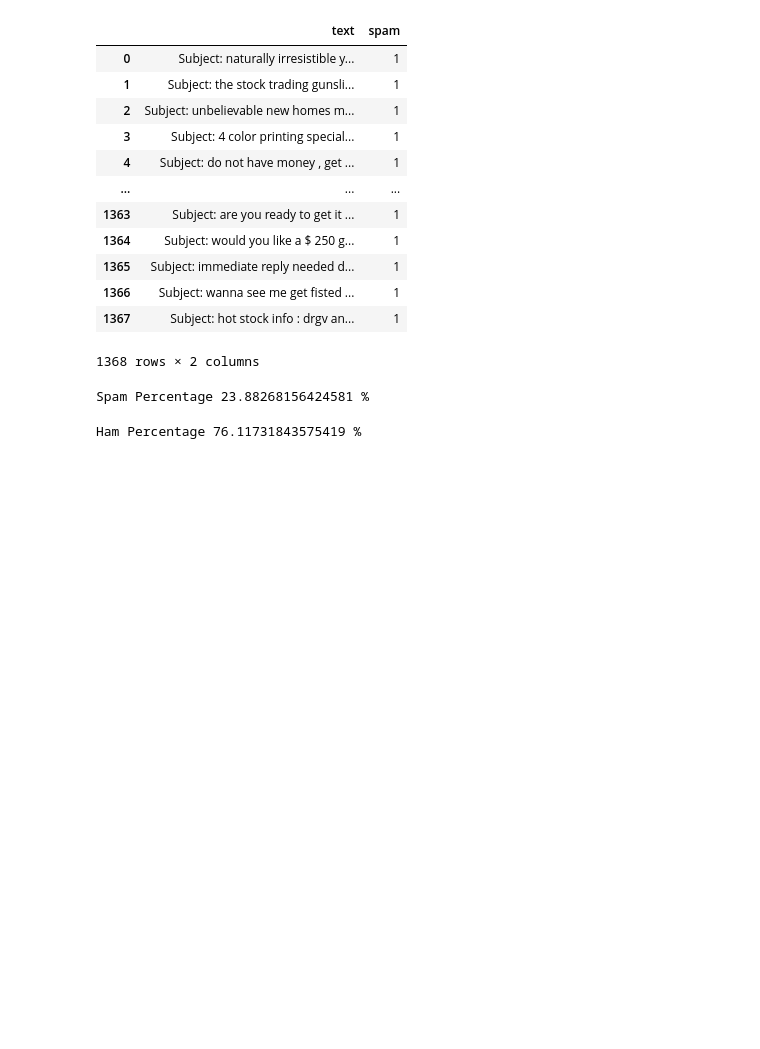
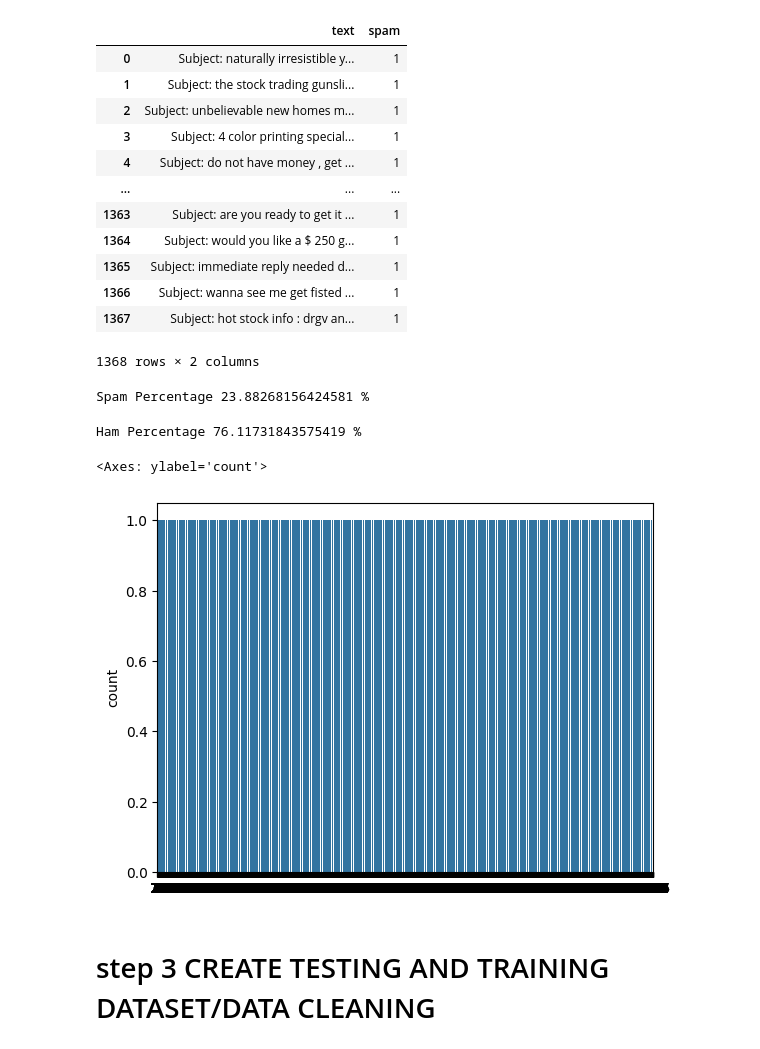
Before and after one commit to Kris1825/NLP-E-MAIL-SPAM-FILTER, a Jupyter notebook: Untitled.ipynb, the cells around one changed output. Saved outputs shown, nothing was run; the diff lists cells and outputs as text; code cells hidden in the pictures; blank space fills up the shorter version.

```diff
--- a/Untitled.ipynb
+++ b/Untitled.ipynb
@@ -114,3 +114,10 @@ Spam Percentage 23.88268156424581 %
 print('Ham Percentage', (len(ham) / len(spam_df)) *100, '%')
 # %% [output]
 Ham Percentage 76.11731843575419 %
+# %%
+sns.countplot(spam_df['spam'], label = "count spam vs ham")
+# %% [output]
+<Axes: ylabel='count'>
+[figure, added]
+# %% [markdown]
+# step 3 CREATE TESTING AND TRAINING DATASET/DATA CLEANING
```
Also changed, not shown: parts of 34 cells of this notebook.
